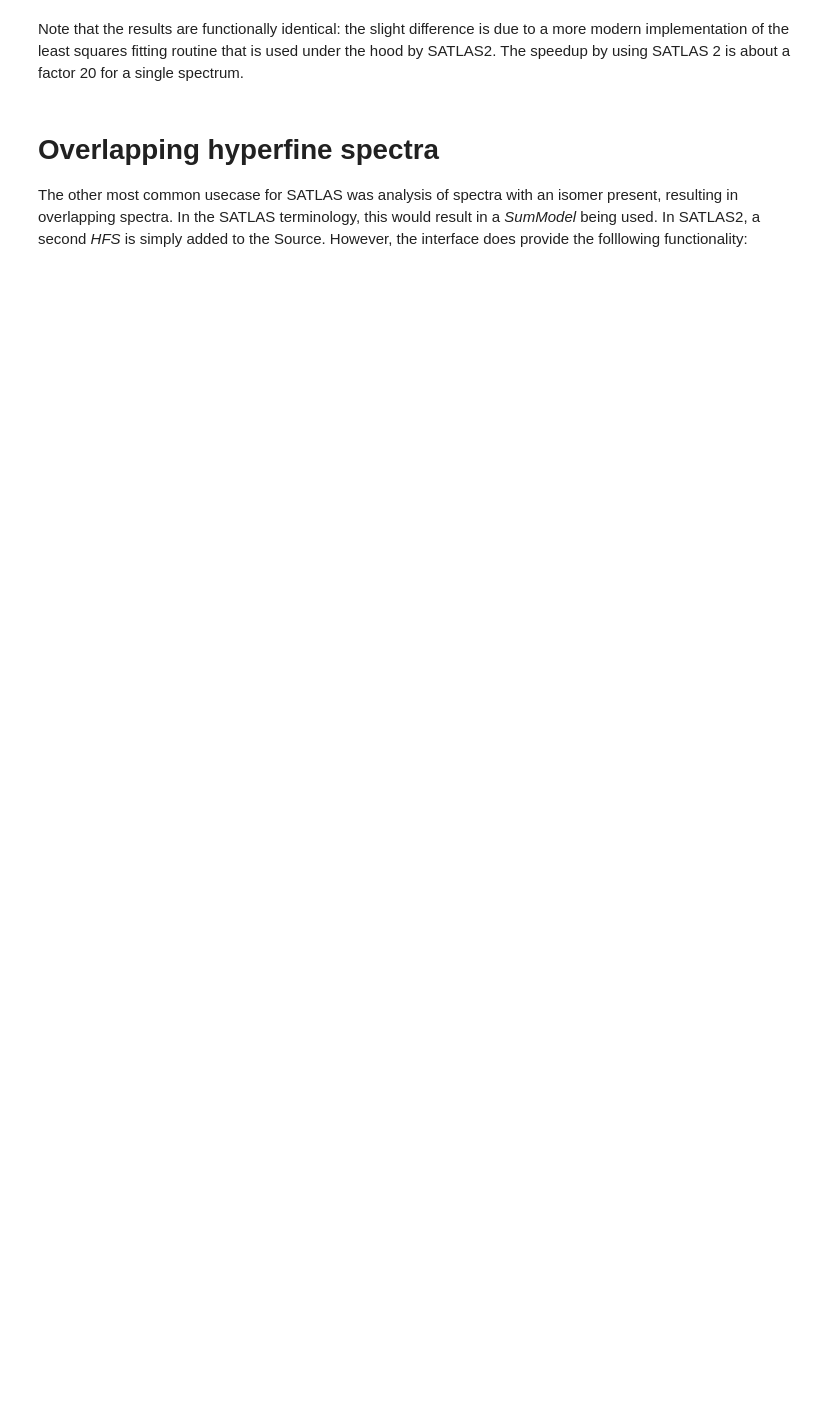
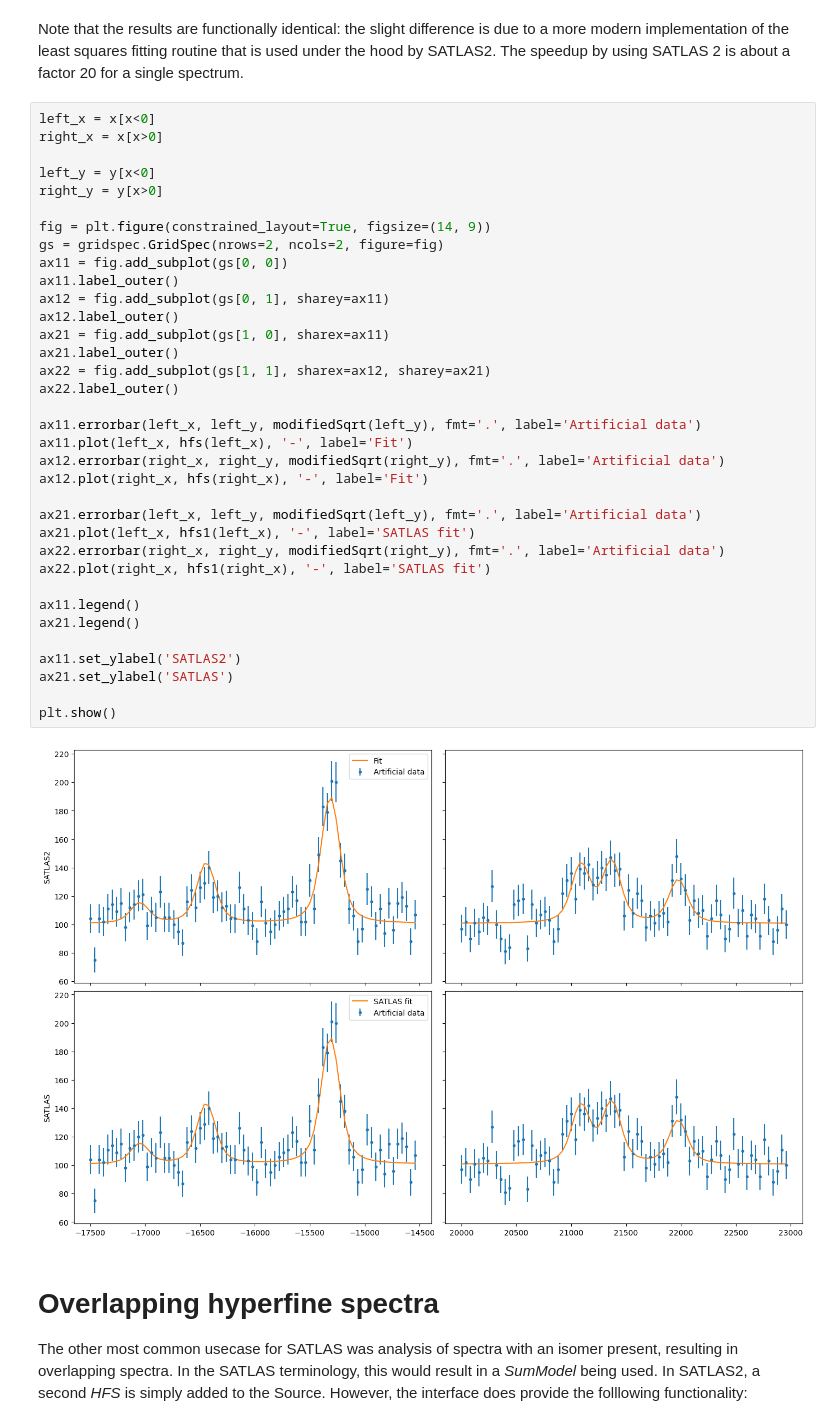
Before and after one commit to IKS-nm/satlas2, a Jupyter notebook: examples/interface.ipynb, the cells around one changed output. Cells and saved outputs as stored; diff of their text form; blank space fills up the shorter version.

```diff
--- a/examples/interface.ipynb
+++ b/examples/interface.ipynb
@@ -111,5 +123,42 @@ plt.show()
 # %% [markdown]
 Note that the results are functionally identical: the slight difference is due to a more modern implementation of the least squares fitting routine that is used under the hood by SATLAS2. The speedup by using SATLAS 2 is about a factor 20 for a single spectrum.
+# %%
+left_x = x[x<0]
+right_x = x[x>0]
+
+left_y = y[x<0]
+right_y = y[x>0]
+
+fig = plt.figure(constrained_layout=True, figsize=(14, 9))
+gs = gridspec.GridSpec(nrows=2, ncols=2, figure=fig)
+ax11 = fig.add_subplot(gs[0, 0])
+ax11.label_outer()
+ax12 = fig.add_subplot(gs[0, 1], sharey=ax11)
+ax12.label_outer()
+ax21 = fig.add_subplot(gs[1, 0], sharex=ax11)
+ax21.label_outer()
+ax22 = fig.add_subplot(gs[1, 1], sharex=ax12, sharey=ax21)
+ax22.label_outer()
+
+ax11.errorbar(left_x, left_y, modifiedSqrt(left_y), fmt='.', label='Artificial data')
+ax11.plot(left_x, hfs(left_x), '-', label='Fit')
+ax12.errorbar(right_x, right_y, modifiedSqrt(right_y), fmt='.', label='Artificial data')
+ax12.plot(right_x, hfs(right_x), '-', label='Fit')
+
+ax21.errorbar(left_x, left_y, modifiedSqrt(left_y), fmt='.', label='Artificial data')
+ax21.plot(left_x, hfs1(left_x), '-', label='SATLAS fit')
+ax22.errorbar(right_x, right_y, modifiedSqrt(right_y), fmt='.', label='Artificial data')
+ax22.plot(right_x, hfs1(right_x), '-', label='SATLAS fit')
+
+ax11.legend()
+ax21.legend()
+
+ax11.set_ylabel('SATLAS2')
+ax21.set_ylabel('SATLAS')
+
+plt.show()
+# %% [output]
+[figure, added]
 # %% [markdown]
 # Overlapping hyperfine spectra
 
```
Also changed, not shown: parts of 8 cells of this notebook, 8 other files.
